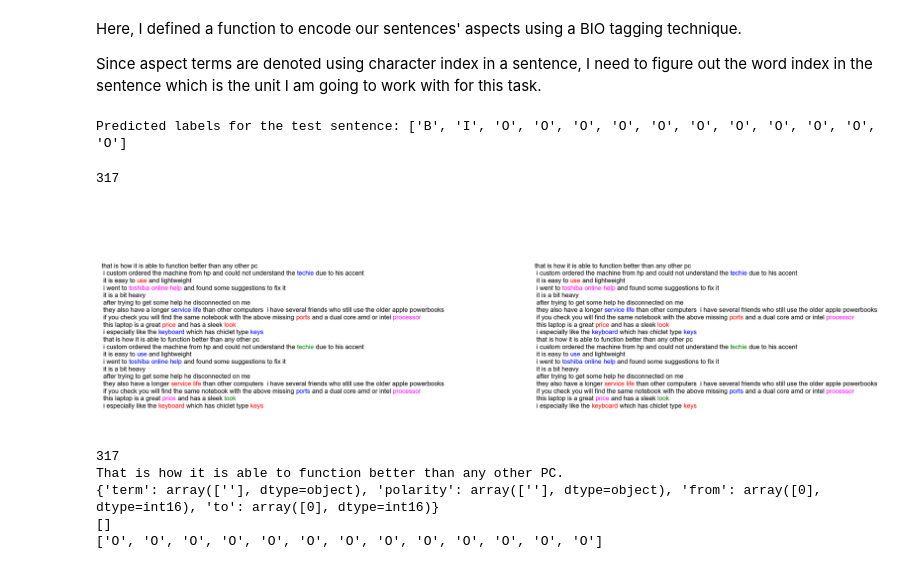
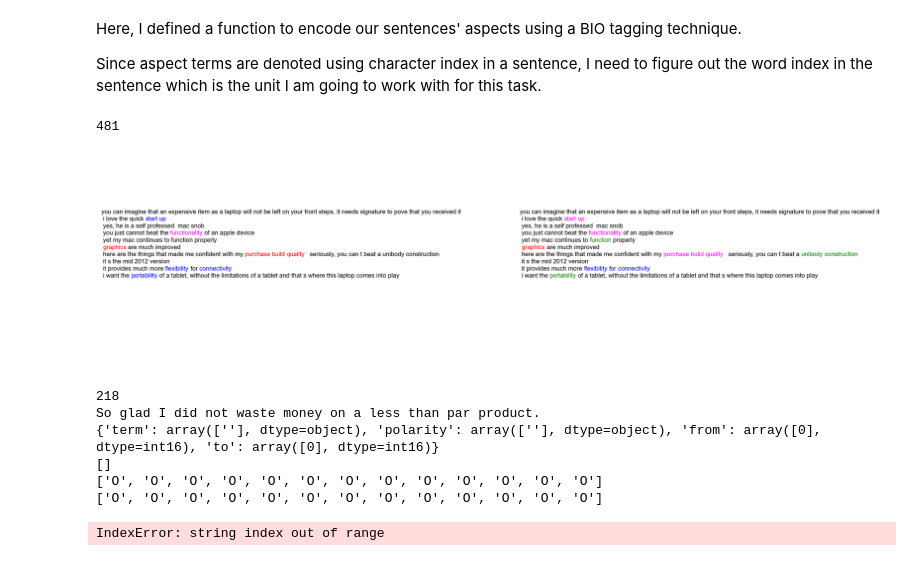
Before and after one commit to tnatvu/SentiLens, a Jupyter notebook: base_model.ipynb, the cells around one changed output. Saved outputs shown, nothing was run; the diff lists cells and outputs as text; code cells hidden in the pictures.

```diff
--- a/base_model.ipynb
+++ b/base_model.ipynb
@@ -227,8 +227,8 @@ df_val[['pairs','aspect_encode']] = df_val.apply(lambda x: encode_BIO(x), axis=1
 X_train = [[word2features(sentence, i, 5) for i in range(len(sentence))] for sentence in df_train['aspect_encode']]
 y_train = [[ k[2] for k in sentence] for sentence in df_train['aspect_encode']]
 
-X_val = [[word2features(sentence, i, 5) for i in range(len(sentence))] for sentence in df_train['aspect_encode']]
-y_val = [[ k[2] for k in sentence] for sentence in df_train['aspect_encode']]
+X_val = [[word2features(sentence, i, 5) for i in range(len(sentence))] for sentence in df_val['aspect_encode']]
+y_val = [[ k[2] for k in sentence] for sentence in df_val['aspect_encode']]
 # %%
 # Create and train CRF model
 crf_model = CRF(algorithm='lbfgs', c1=0.1, c2=0.1, max_iterations=100)
@@ -236,16 +236,6 @@ try:
   crf_model.fit(X_train, y_train)
 except AttributeError:
   pass
-# %%
-# Test the model with new data
-test_text = 'Boot time is super fast, around anywhere from 35 seconds to 1 minute.'
-test_sentence =  nltk.pos_tag(test_text.split())
-test_features = [word2features(test_sentence, i,5) for i in range(len(test_sentence))]
-predicted_labels = crf_model.predict_single(test_features)
-
-print("Predicted labels for the test sentence:", predicted_labels)
-# %% [output]
-Predicted labels for the test sentence: ['B', 'I', 'O', 'O', 'O', 'O', 'O', 'O', 'O', 'O', 'O', 'O', 'O']
 # %%
 import matplotlib.pyplot as plt
 import matplotlib
@@ -302,29 +296,44 @@ def vizualize_samples (sentences, tags, pred_tags):
 # %%
 samples = 10
-integer = 317 #random.randint(0,500)
+integer = random.randint(0,500)
 tags = y_val[integer:integer+samples]
 pred_tags = crf_model.predict(X_val[integer:integer+samples])
 sentences = [[x['word.lower()'] for x in sentence] for sentence in X_val[integer:integer+samples]]
 
 print(integer)
 vizualize_samples(sentences, tags, pred_tags)
 # %% [output]
-317
+481
-[figure, old version]
+[figure, new version]
 # %%
-i = 0
+i = 1
 nth = integer + i
 print(nth)
-print(df_train.iloc[nth]['text'])
+print(df_val.iloc[nth]['text'])
 
-print(df_train.iloc[nth]['aspects'])
+print(df_val.iloc[nth]['aspects'])
 
-print(df_train.iloc[nth]['pairs'])
+print(df_val.iloc[nth]['pairs'])
 
 print(tags[i])
+print(pred_tags[i])
 # %% [output]
-317
-That is how it is able to function better than any other PC.
+218
+So glad I did not waste money on a less than par product.
 {'term': array([''], dtype=object), 'polarity': array([''], dtype=object), 'from': array([0], dtype=int16), 'to': array([0], dtype=int16)}
 []
 ['O', 'O', 'O', 'O', 'O', 'O', 'O', 'O', 'O', 'O', 'O', 'O', 'O']
+['O', 'O', 'O', 'O', 'O', 'O', 'O', 'O', 'O', 'O', 'O', 'O', 'O']
+# %%
+# Test the model with new data
+test_text = pd.Series(['I was pleasantly surprised by the quality of this laptop for the money. '
+            ,'I am not super techy so it may be difficult for me to comment on the technical specifications of the laptop, but I was pleasantly surprised with the quality of the product especially at this price point.'])
+test_sentences = [[x for x in sentence.split()] for sentence in test_text]
+
+test_features = [[word2features(sentence, i,5) for i in range(len(sentence))] for sentence in test_sentences]
+# predicted_labels = crf_model.predict_single(test_features)
+
+# vizualize_samples(test_sentence, tags=None, pred_tags=predicted_labels)
+test_features
+# %% [output]
+IndexError: string index out of range
```
Also changed, not shown: parts of 4 cells of this notebook.
